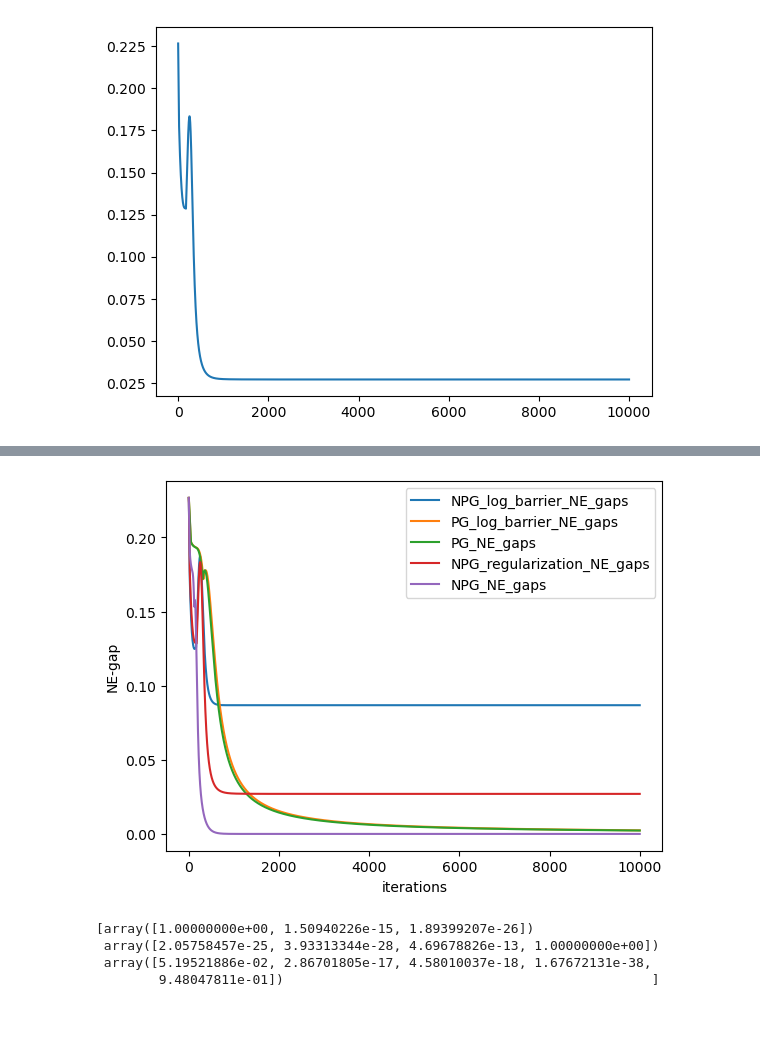
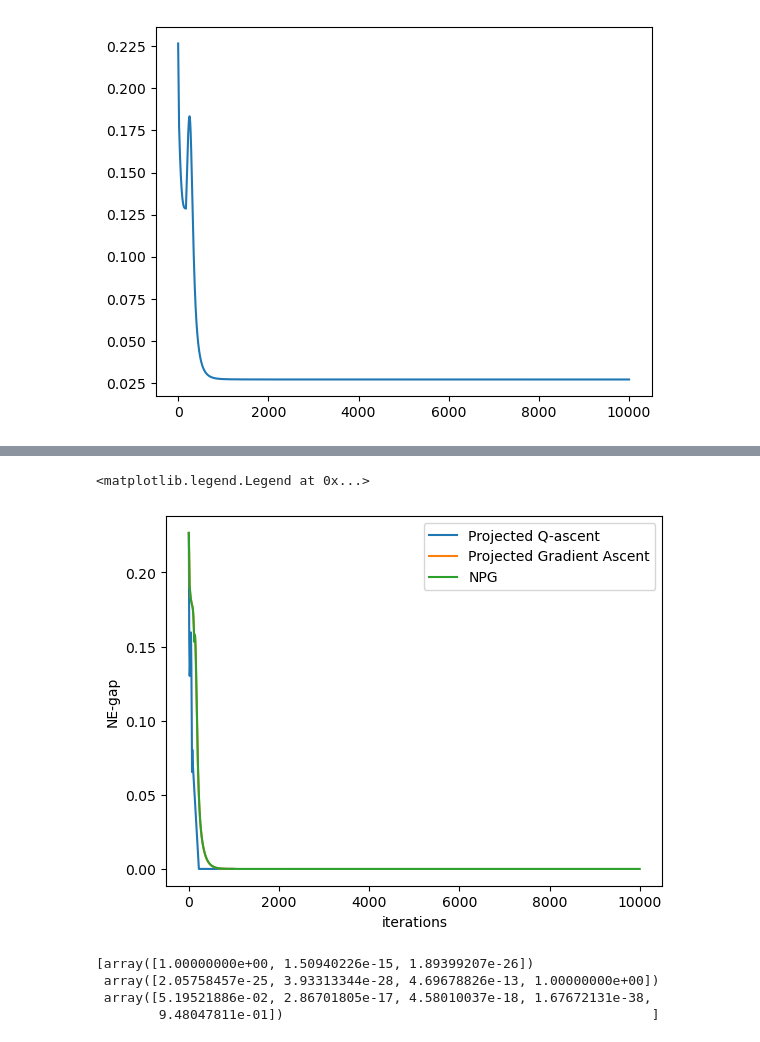
Before and after one commit to sundave1998/ARNPG-MORL, a Jupyter notebook: Tabular MDP (oracle)/potential games from scratch compare.ipynb, the cells around one changed output, grey strips where cells are left out. Cells and saved outputs as stored; diff of their text form; code cells hidden in the pictures.

```diff
--- a/Tabular MDP (oracle)/potential games from scratch compare.ipynb
+++ b/Tabular MDP (oracle)/potential games from scratch compare.ipynb
@@ -238,7 +238,7 @@ plt.plot(NPG_regularization_NE_gaps)
 [figure]
 # %%
 eta = 0.1
-tau = 0.05
+tau = 0.005
 pi_star = np.copy(initial_pi)
 new_pi_star = np.copy(initial_pi)
 
@@ -267,7 +267,7 @@ for i in tqdm(range(N)):
         NE_gap.append(np.max(r))
 
         # next_theta[agent] += eta*r   # this is for NPG
-        next_theta[agent] += eta*(r*pi[agent] + tau*(1-r*pi[agent]))
+        next_theta[agent] += eta*(r*pi[agent] + tau*(1-pi[agent]*action_spaces[agent]))
         next_pi[agent] = np.exp(next_theta[agent])
 
 
@@ -288,6 +288,6 @@ plt.plot(PG_log_barrier_NE_gaps)
 # %%
 eta = 0.1
-tau = 0.01
+tau = 0.005
 pi_star = np.copy(initial_pi)
 new_pi_star = np.copy(initial_pi)
 
@@ -320,7 +320,7 @@ for i in tqdm(range(N)):
         # next_pi[agent] = np.exp(next_theta[agent])
 
 
-        next_pi[agent] = pi[agent]*np.exp(eta*(r + tau/pi[agent] - tau*r) )
+        next_pi[agent] = pi[agent]*np.exp(eta*(r + tau/pi[agent] - tau*action_spaces[agent]) )
 
         next_pi[agent]/=np.sum(next_pi[agent])
     NE_gaps.append(NE_gap)
@@ -336,0 +337,14 @@ plt.show()
+# %%
+def projection_simplex_sort(v, z=1):
+	# Courtesy: EdwardRaff/projection_simplex.py
+    if v.sum() == z and np.alltrue(v >= 0):
+        return v
+    n_features = v.shape[0]
+    u = np.sort(v)[::-1]
+    cssv = np.cumsum(u) - z
+    ind = np.arange(n_features) + 1
+    cond = u - cssv / ind > 0
+    rho = ind[cond][-1]
+    theta = cssv[cond][-1] / float(rho)
+    w = np.maximum(v - theta, 0)
+    return w
@@ -337,18 +453,23 @@ plt.show()
 # %%
 # plt.clear()
-plt.plot(NPG_log_barrier_NE_gaps, label="NPG_log_barrier_NE_gaps")
-plt.plot(PG_log_barrier_NE_gaps, label="PG_log_barrier_NE_gaps")
-plt.plot(PG_NE_gaps, label="PG_NE_gaps")
-plt.plot(NPG_regularization_NE_gaps, label="NPG_regularization_NE_gaps")
-plt.plot(NPG_NE_gaps, label="NPG_NE_gaps")
+# plt.plot(NPG_log_barrier_NE_gaps, label="NPG log barrier")
+# plt.plot(PG_log_barrier_NE_gaps, label="PG log barrier")
+# plt.plot(PG_NE_gaps, label="PG")
+# plt.plot(NPG_regularization_NE_gaps, label="NPG with regularization")
+plt.plot(PQA_NE_gaps, label="Projected Q-ascent")
+plt.plot(PGA_NE_gaps, label="Projected Gradient Ascent")
+# plt.plot(NE_gaps)
+
+plt.plot(NPG_NE_gaps, label="NPG")
 
 plt.xlabel("iterations")
 plt.ylabel("NE-gap")
 
 plt.legend()
-plt.savefig("synthetic_comarison.pdf")
+# plt.savefig("synthetic_comarison.pdf")
 # %% [output]
+<matplotlib.legend.Legend at 0x...>
-[figure, old version]
+[figure, new version]
 # %%
 NE_gaps = np.array(NE_gaps)
 print(pi)
```
Also changed, not shown: parts of 4 cells of this notebook, 1 other file.
